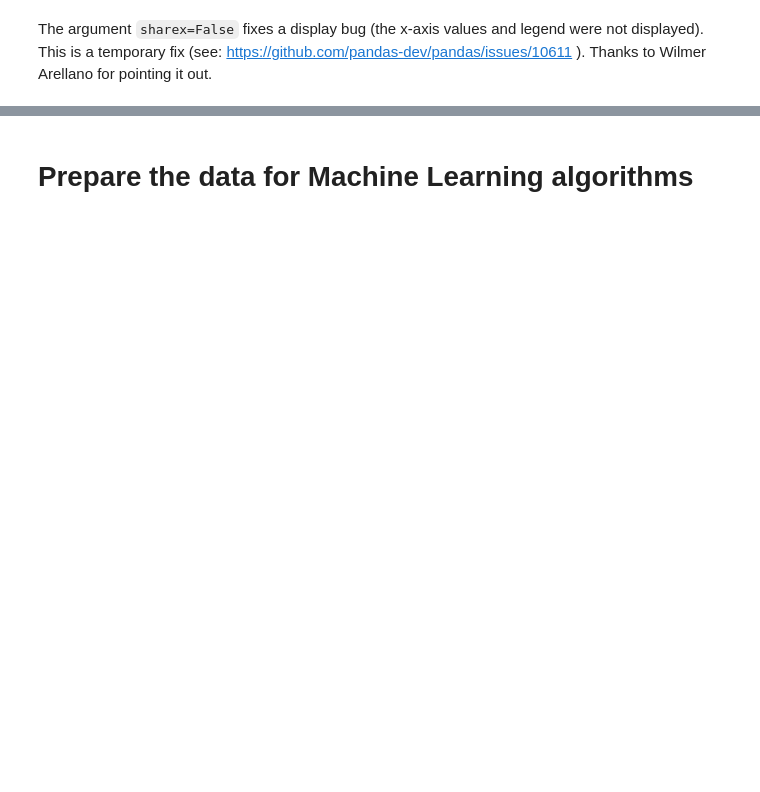
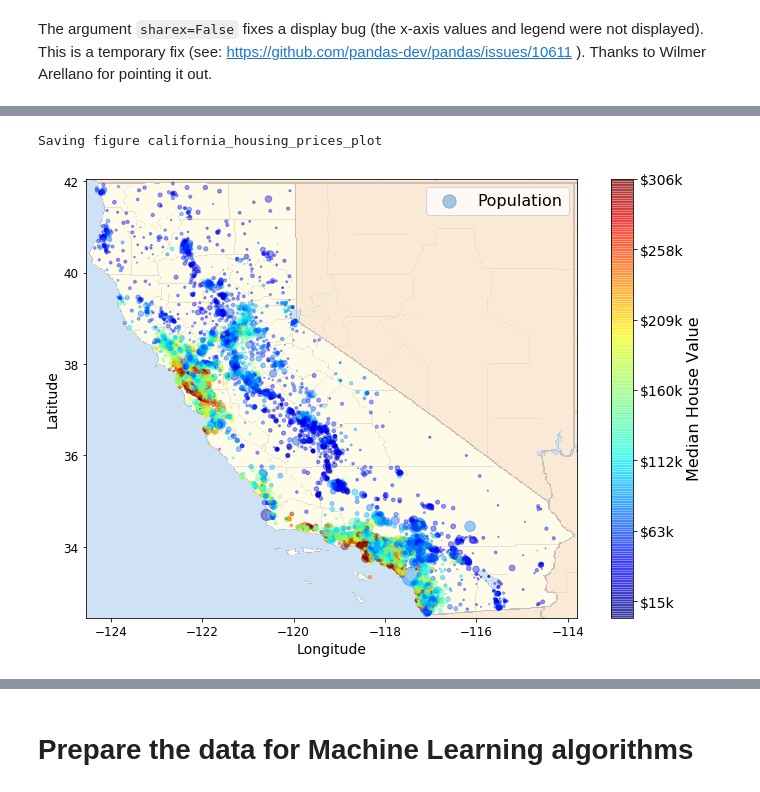
Before and after one commit to cloudxlab/iitr-deep-learning-spl-tf2, a Jupyter notebook: end_to_end_machine_learning_project.ipynb, the cells around one changed output, grey strips where cells are left out. Cells and saved outputs as stored; diff of their text form; code cells hidden in the pictures; blank space fills up the shorter version.

Commit message:
Added california.png in end_to_end_machine_learning_project

```diff
--- a/end_to_end_machine_learning_project.ipynb
+++ b/end_to_end_machine_learning_project.ipynb
@@ -209,25 +311,28 @@ urllib.request.urlretrieve(url, os.path.join(images_path, filename))
 # %%
 import matplotlib.image as mpimg
-california_img=mpimg.imread(os.path.join(images_path, filename))
+california_img=mpimg.imread("extra_images/california.png")
 ax = housing.plot(kind="scatter", x="longitude", y="latitude", figsize=(10,7),
                        s=housing['population']/100, label="Population",
                        c="median_house_value", cmap=plt.get_cmap("jet"),
                        colorbar=False, alpha=0.4,
                       )
 plt.imshow(california_img, extent=[-124.55, -113.80, 32.45, 42.05], alpha=0.5,
            cmap=plt.get_cmap("jet"))
 plt.ylabel("Latitude", fontsize=14)
 plt.xlabel("Longitude", fontsize=14)
 
 prices = housing["median_house_value"]
 tick_values = np.linspace(prices.min(), prices.max(), 11)
 cbar = plt.colorbar()
 cbar.ax.set_yticklabels(["$%dk"%(round(v/1000)) for v in tick_values], fontsize=14)
 cbar.set_label('Median House Value', fontsize=16)
 
 plt.legend(fontsize=16)
 save_fig("california_housing_prices_plot")
 plt.show()
+# %% [output]
+Saving figure california_housing_prices_plot
+[figure, added]
 # %%
 corr_matrix = housing.corr()
 # %%
```
Also changed, not shown: parts of 61 cells of this notebook.
